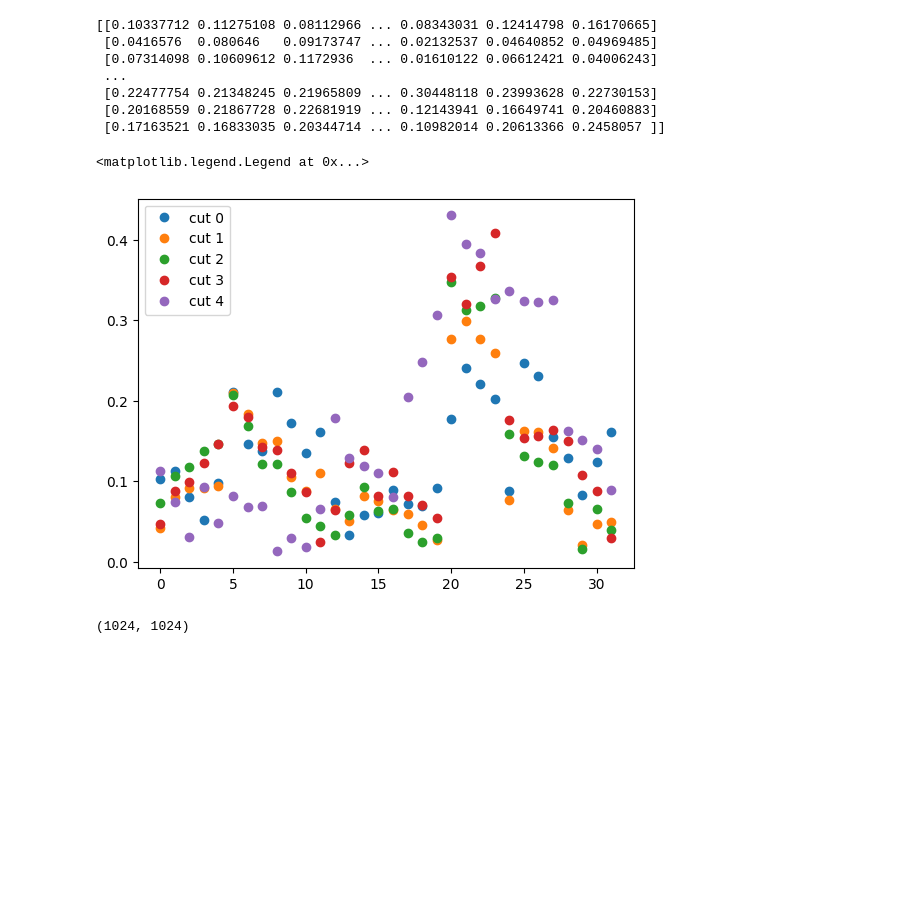
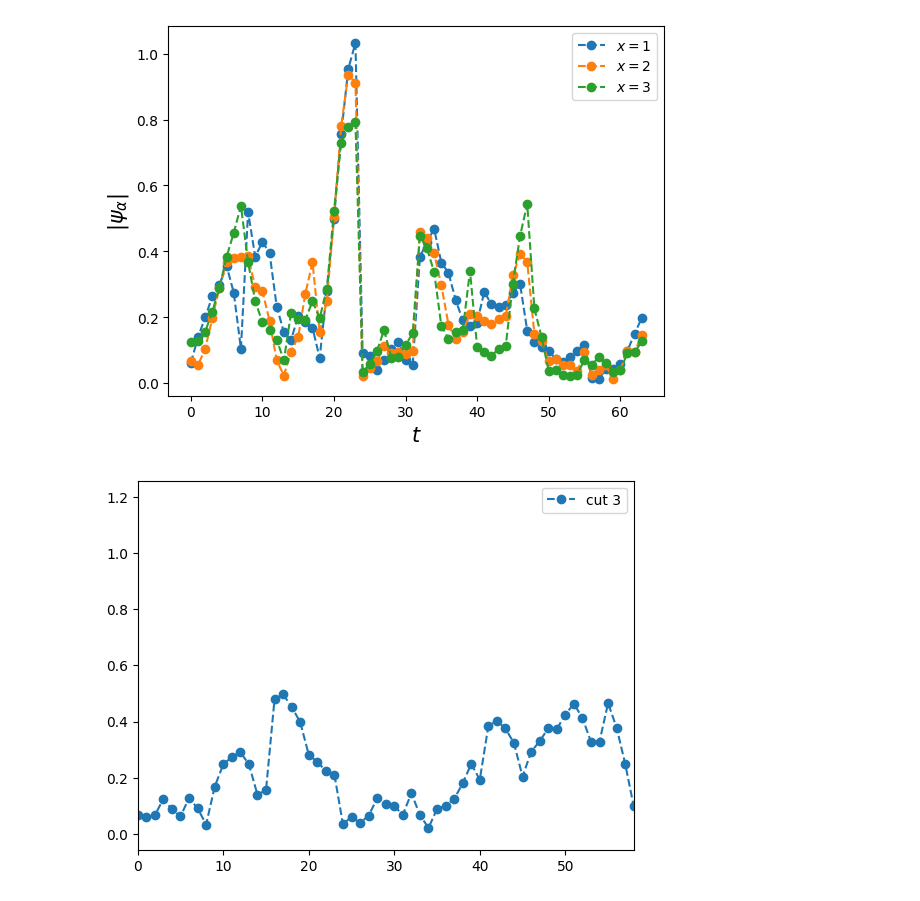
Before and after one commit to JFNCastellanos/TVML, a Jupyter notebook: SVD/SVD.ipynb, the cells around one changed output. Cells and saved outputs as stored; diff of their text form; code cells hidden in the pictures; blank space fills up the shorter version.

```diff
--- a/SVD/SVD.ipynb
+++ b/SVD/SVD.ipynb
@@ -23,32 +23,36 @@ def read_binary_conf(NX,NT,path):
     conf[data['mu'], data['t'], data['x']] = data['re'] + 1j * data['im']
     return conf
 # %%
-beta, N, m0_str = 2, 32, "-01884"
+#Open test vectors of a particular gauge configuration and store them in columns
+beta, N, m0_str = 2, 64, "-01884"
 nconf = 0
 tv = 0
-NV = 20
+NV = 30
+spin = 0 #0 or 1
 test_vectors = np.zeros((NV,N*N),dtype=complex)
 for tv in range(NV):
     path = "../real_tv/b{0}_{1}x{1}/m-018/tvector_{1}x{1}_b{0}0000_m{2}_nconf{3}_tv{4}.tv".format(
         beta, N, m0_str, nconf, tv
         )
     test_vector = read_binary_conf(N,N,path)
-    flatten_vector_spin0 = test_vector[0].flatten()
+    flatten_vector_spin0 = test_vector[spin].flatten()
     test_vectors[tv] = flatten_vector_spin0
 # %%
-print(np.abs(test_vector[0]))
-X = np.arange(0,32,1)
-for i in range(5):
-    cut1 = np.abs(test_vector[0,i])
-    plt.plot(X,cut1,marker='o',linestyle='',label='cut {0}'.format(i))
+X = np.arange(0,N,1)
+for i in range(1,4):
+    cut1 = np.abs(test_vector[spin,:,i])
+    plt.plot(X,cut1,marker='o',linestyle='--',label=r'$x=${0}'.format(i))
+plt.xlabel(r"$t$",size=15)
+plt.ylabel(r"$|\psi_\alpha|$",size=15)
 plt.legend()
+plt.show()
+tvec = np.abs(test_vector[spin].reshape(-1))
+#Linearize everything
+X = np.arange(0,tvec.shape[0])
+plt.plot(X,tvec,marker='o',linestyle='--',label='cut {0}'.format(i))
+plt.legend()
+plt.xlim([0,58])
+plt.show()
 # %% [output]
-[[0.10337712 0.11275108 0.08112966 ... 0.08343031 0.12414798 0.16170665]
- [0.0416576  0.080646   0.09173747 ... 0.02132537 0.04640852 0.04969485]
- [0.07314098 0.10609612 0.1172936  ... 0.01610122 0.06612421 0.04006243]
- ...
- [0.22477754 0.21348245 0.21965809 ... 0.30448118 0.23993628 0.22730153]
- [0.20168559 0.21867728 0.22681919 ... 0.12143941 0.16649741 0.20460883]
- [0.17163521 0.16833035 0.20344714 ... 0.10982014 0.20613366 0.2458057 ]]
-<matplotlib.legend.Legend at 0x...>
-[figure, old version]
+[figure, new version]
+[figure, added]
@@ -57,4 +58,0 @@ U, s, Vh = np.linalg.svd(test_vectors, full_matrices=True, compute_uv=True, herm
-# %%
-Vh.shape
-# %% [output]
-(1024, 1024)
```
Also changed, not shown: parts of 10 cells of this notebook.
